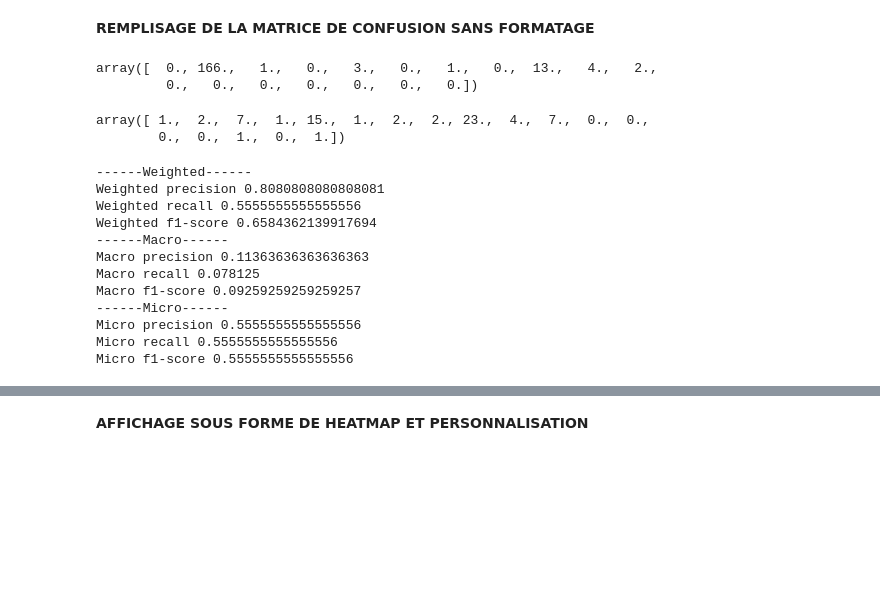
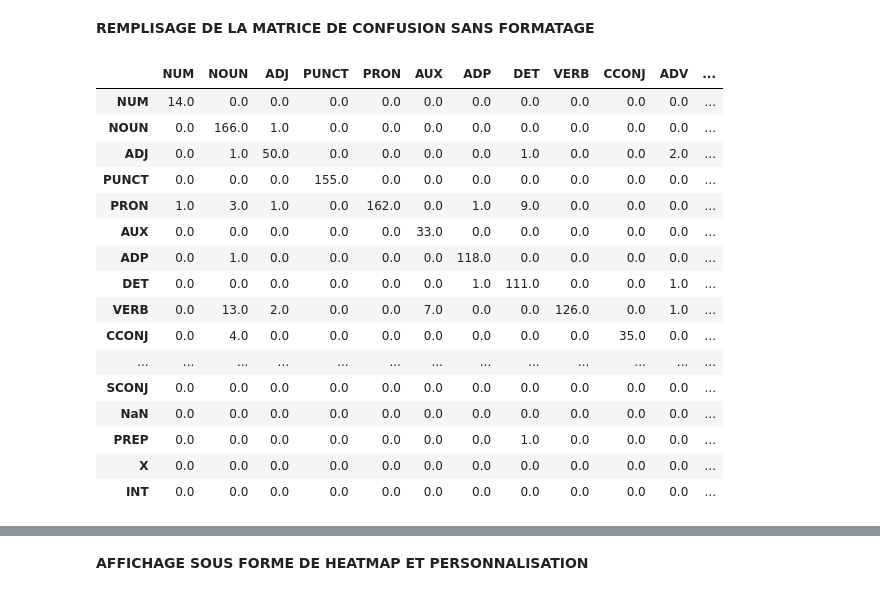
Before and after one commit to SandraJagodzinska/annotation_monte_cristo, a Jupyter notebook: confusion_matrix.ipynb, the cells around one changed output, grey strips where cells are left out. Drawn from its saved outputs; the diff is of its cells as text; code cells hidden in the pictures; blank space fills up the shorter version.

Commit message:
modif notebook matrice

```diff
--- a/confusion_matrix.ipynb
+++ b/confusion_matrix.ipynb
@@ -23,66 +23,42 @@ array(['NUM', 'VERB', 'ADJ', 'PUNCT', 'PRON', 'AUX', 'ADP', 'NOUN', 'DET',
 # %%
 import numpy as np
 from numpy import nan  # afin de définir la valeur spéciale nan
 
 GOLD_étiquettes = pos_GOLD.tolist()
 SPACY_étiquettes = pos.tolist()
 
 # Copier-coller la liste des étiquettes avant qui se diffèrent l'un et l'autre
 étiquettes = ['NUM', 'NOUN', 'ADJ', 'PUNCT', 'PRON', 'AUX', 'ADP', 'DET', 'VERB','CCONJ', 'ADV', 'SPACE', 'PROPN', 'SCONJ', nan,'PREP','X','INT']
 # Créer une matrice de confusion vide
 matrice_de_confusion = np.zeros((len(étiquettes), len(étiquettes)))
 
 # Remplir la matrice de confusion par le bais du parcours des tuples
 for GOLD_étiquettes, SPACY_étiquettes in zip(GOLD_étiquettes, SPACY_étiquettes):
     # Récupérer l'index de l'étiquette correspondante
     GOLD_index = étiquettes.index(GOLD_étiquettes)
     SPACY_index = étiquettes.index(SPACY_étiquettes)
     # Incrémenter le compteur de la case correspondante de la matrice de confusion
     matrice_de_confusion[GOLD_index][SPACY_index] += 1
 
 # matrice de confusion plutôt moche obtenue
-y_true = matrice_de_confusion[:, 0]
-y_pred = matrice_de_confusion[:, 1]
-y_pred
+conf_matrix = pd.DataFrame(matrice_de_confusion,index = étiquettes, columns = étiquettes)
+
+conf_matrix
 # %% [output]
-array([  0., 166.,   1.,   0.,   3.,   0.,   1.,   0.,  13.,   4.,   2.,
-         0.,   0.,   0.,   0.,   0.,   0.,   0.])
+|  | NUM | NOUN | ADJ | PUNCT | PRON | AUX | ADP | DET | VERB | CCONJ | ADV | ... |
+| NUM | 14.0 | 0.0 | 0.0 | 0.0 | 0.0 | 0.0 | 0.0 | 0.0 | 0.0 | 0.0 | 0.0 | ... |
+| NOUN | 0.0 | 166.0 | 1.0 | 0.0 | 0.0 | 0.0 | 0.0 | 0.0 | 0.0 | 0.0 | 0.0 | ... |
+| ADJ | 0.0 | 1.0 | 50.0 | 0.0 | 0.0 | 0.0 | 0.0 | 1.0 | 0.0 | 0.0 | 2.0 | ... |
+| PUNCT | 0.0 | 0.0 | 0.0 | 155.0 | 0.0 | 0.0 | 0.0 | 0.0 | 0.0 | 0.0 | 0.0 | ... |
+| PRON | 1.0 | 3.0 | 1.0 | 0.0 | 162.0 | 0.0 | 1.0 | 9.0 | 0.0 | 0.0 | 0.0 | ... |
+| AUX | 0.0 | 0.0 | 0.0 | 0.0 | 0.0 | 33.0 | 0.0 | 0.0 | 0.0 | 0.0 | 0.0 | ... |
+| ADP | 0.0 | 1.0 | 0.0 | 0.0 | 0.0 | 0.0 | 118.0 | 0.0 | 0.0 | 0.0 | 0.0 | ... |
+| DET | 0.0 | 0.0 | 0.0 | 0.0 | 0.0 | 0.0 | 1.0 | 111.0 | 0.0 | 0.0 | 1.0 | ... |
+| VERB | 0.0 | 13.0 | 2.0 | 0.0 | 0.0 | 7.0 | 0.0 | 0.0 | 126.0 | 0.0 | 1.0 | ... |
+| CCONJ | 0.0 | 4.0 | 0.0 | 0.0 | 0.0 | 0.0 | 0.0 | 0.0 | 0.0 | 35.0 | 0.0 | ... |
+| ... | ... | ... | ... | ... | ... | ... | ... | ... | ... | ... | ... | ... |
+| SCONJ | 0.0 | 0.0 | 0.0 | 0.0 | 0.0 | 0.0 | 0.0 | 0.0 | 0.0 | 0.0 | 0.0 | ... |
+| NaN | 0.0 | 0.0 | 0.0 | 0.0 | 0.0 | 0.0 | 0.0 | 0.0 | 0.0 | 0.0 | 0.0 | ... |
+| PREP | 0.0 | 0.0 | 0.0 | 0.0 | 0.0 | 0.0 | 0.0 | 1.0 | 0.0 | 0.0 | 0.0 | ... |
+| X | 0.0 | 0.0 | 0.0 | 0.0 | 0.0 | 0.0 | 0.0 | 0.0 | 0.0 | 0.0 | 0.0 | ... |
+| INT | 0.0 | 0.0 | 0.0 | 0.0 | 0.0 | 0.0 | 0.0 | 0.0 | 0.0 | 0.0 | 0.0 | ... |
-# %%
-# Calculer la micromoyenne
-total_TP = np.sum(matrice_de_confusion.diagonal())
-total_FN = np.sum(matrice_de_confusion, axis=1) - np.diagonal(matrice_de_confusion)
-total_FP = np.sum(matrice_de_confusion, axis=0) - np.diagonal(matrice_de_confusion)
-
-total_FN
-# %% [output]
-array([ 1.,  2.,  7.,  1., 15.,  1.,  2.,  2., 23.,  4.,  7.,  0.,  0.,
-        0.,  0.,  1.,  0.,  1.])
-# %%
-from sklearn.metrics import confusion_matrix
-from sklearn.metrics import accuracy_score, average_precision_score,precision_score,f1_score,recall_score
-
-print('------Weighted------')
-print('Weighted precision', precision_score(y_true, y_pred, average='weighted'))
-print('Weighted recall', recall_score(y_true, y_pred, average='weighted'))
-print('Weighted f1-score', f1_score(y_true, y_pred, average='weighted'))
-print('------Macro------')
-print('Macro precision', precision_score(y_true, y_pred, average='macro'))
-print('Macro recall', recall_score(y_true, y_pred, average='macro'))
-print('Macro f1-score', f1_score(y_true, y_pred, average='macro'))
-print('------Micro------')
-print('Micro precision', precision_score(y_true, y_pred, average='micro'))
-print('Micro recall', recall_score(y_true, y_pred, average='micro'))
-print('Micro f1-score', f1_score(y_true, y_pred, average='micro'))
-# %% [output]
-------Weighted------
-Weighted precision 0.8080808080808081
-Weighted recall 0.5555555555555556
-Weighted f1-score 0.6584362139917694
-------Macro------
-Macro precision 0.11363636363636363
-Macro recall 0.078125
-Macro f1-score 0.09259259259259257
-------Micro------
-Micro precision 0.5555555555555556
-Micro recall 0.5555555555555556
-Micro f1-score 0.5555555555555556
```
Also changed, not shown: parts of 1 cell of this notebook.
